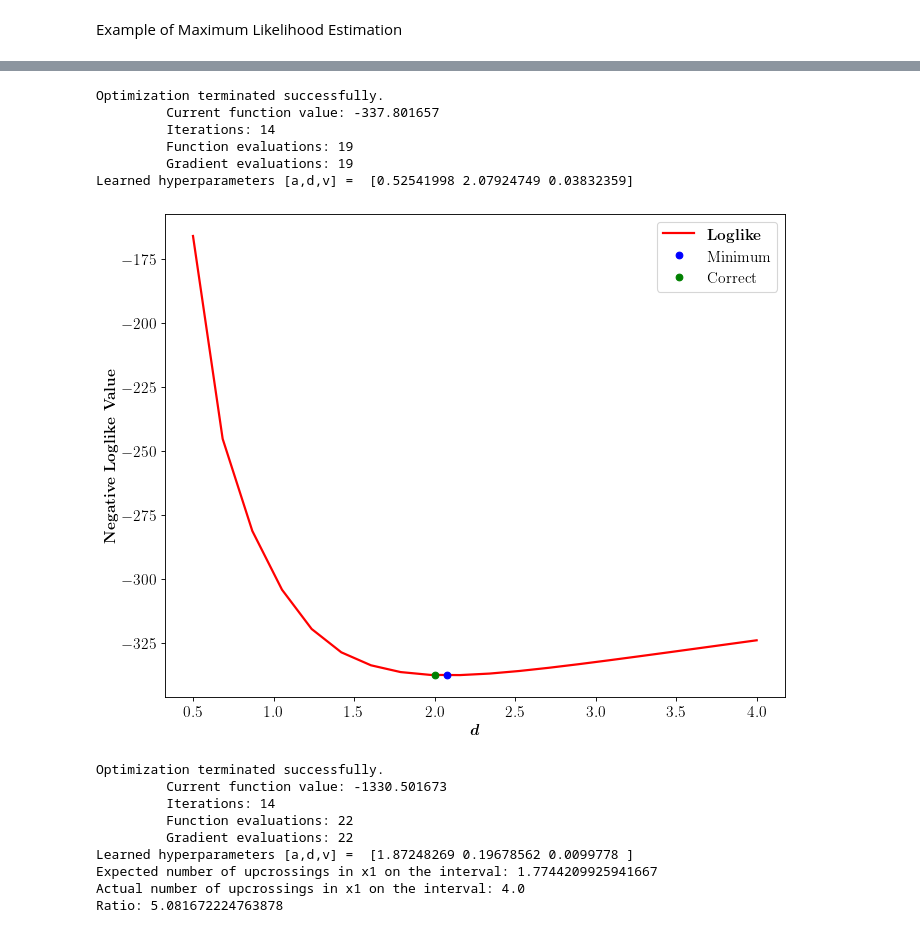
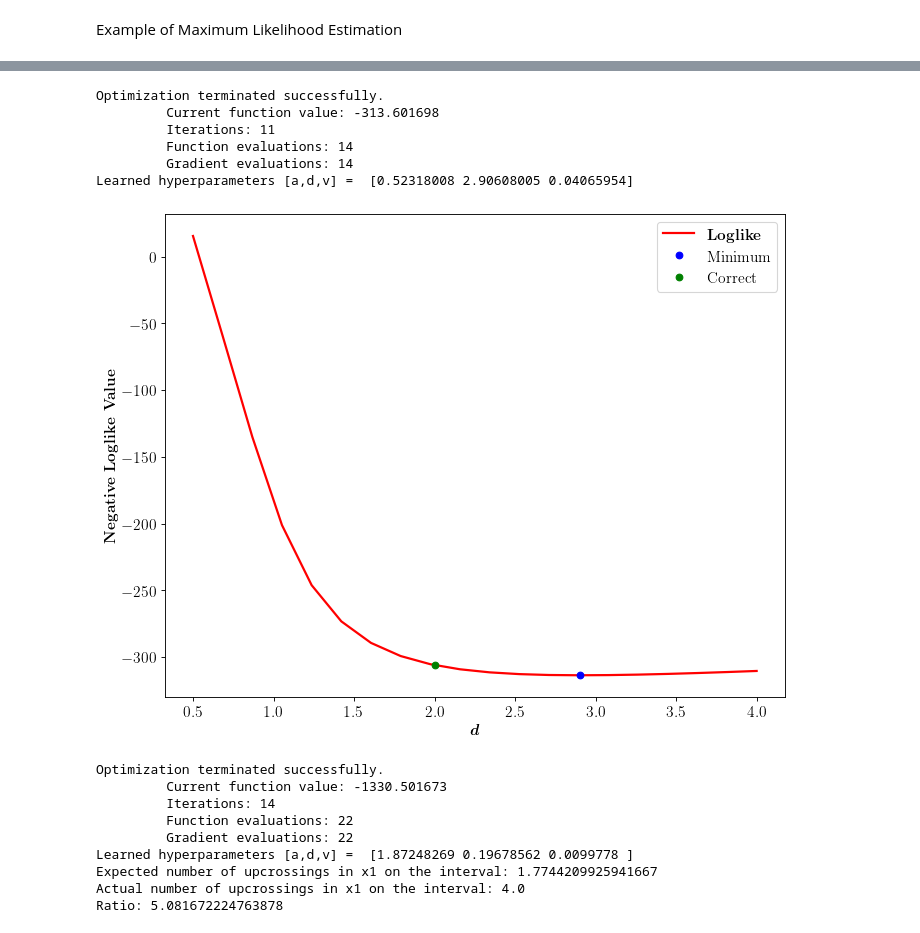
Before and after one commit to sooogzzz/GPnotebook, a Jupyter notebook: refractored_code.ipynb, the cells around one changed output, grey strips where cells are left out. Cells and saved outputs as stored; diff of their text form; code cells hidden in the pictures.

```diff
--- a/refractored_code.ipynb
+++ b/refractored_code.ipynb
@@ -495,18 +553,19 @@ x = np.linspace(xmin,xmax,n).reshape(-1,1)
 # define hyps
 a = 1
 alpha = 1
-omegas = 1/alpha
+omega = 1/alpha
 ds = np.array([0.5,1,2,4])
 
 plt.figure(figsize=(10,8), dpi = 80)
 for d in ds:
-    Kx = Krq([a,omega,d],x,x)
+    Kx = Kse([a,d],x,x)
     sqrtKx = np.real( la.sqrtm(Kx) )
     y = (np.random.normal(0,1, (1,n)) @ sqrtKx).reshape(-1,1) # draw from gp
-    plt.plot(x,y, label = f'{d}')
-
+    plt.plot(x,y, label = f'{d}', alpha = 0.5) if d != 1 else plt.plot(x,y, label = f'{d}', linewidth = 2, color = 'k')
+    if d == 1:
+        y_noise = (y + np.random.normal(0,0.25, (n,1) ))
 plt.ylabel(r'\textbf{Sample Value}')
 plt.xlabel(r'\boldmath$x$')
-plt.legend(title = r'$d$ value')
+plt.legend(title = r'\boldmath$d$ \textbf{value}')
 plt.show()
 # %% [output]
@@ -726,48 +812,49 @@ def testRun3(x = None, y_sample = None, y_noise = None):
         a = 1
         d = 2
 
-        Kx = Kexp([a,d],x,x)
+        Kx = Kse([a,d],x,x)
         sqrtKx = np.real( la.sqrtm(Kx) )
 
         sig = 0.2
         y_sample = (np.random.normal(0,1, (1,n))@sqrtKx).reshape(-1,1)
         y_noise = y_sample + np.random.normal(0,sig, (n,1) )
 
     # Hyperparameter training
-    hyps = hypLearn_exp(x,y_noise)
-    loglike_opt = nLL(np.log(hyps),x,y_noise)
+    log_hyps0 = np.random.normal(0,1, (3,) )
+    hyps = hypLearn_exp(Kse, dKse, x, y_noise, log_hyps0, inc_noise=True)
+    loglike_opt = nLL(np.log(hyps),Kse, dKse, x,y_noise, inc_noise=True)
 
     # calculate negative loglikelihood function
     phi_a = np.log(hyps[0])
     phi_v = np.log(hyps[2])
     loglike = []
     d_ar = np.linspace(0.5,4,20)
-    loglike_act = nLL([phi_a, np.log(d), phi_v],x,y_noise)
+    loglike_act = nLL([phi_a, np.log(d), phi_v],Kse, dKse, x,y_noise, inc_noise=True)
     phi_d_ar = np.log(d_ar)
     for phi_d in phi_d_ar:
         log_hyps = [phi_a, phi_d, phi_v]
-        loglike += [nLL(log_hyps,x,y_noise)]
+        loglike += [nLL(log_hyps,Kse, dKse, x,y_noise, inc_noise=True)]
 
 
     plt.figure(figsize=(10, 8), dpi=80, facecolor=(1,1,1))
     plt.plot(d_ar,loglike, color = 'red',label = r'\textbf{Loglike}', alpha = 1, linewidth = 2)
     plt.plot(hyps[1],loglike_opt,'bo', label = 'Minimum'),
     plt.plot(d,loglike_act,'go', label = 'Correct'),
     plt.xlabel(r'\boldmath$d$')
     plt.ylabel(r'\textbf{Negative Loglike Value}')
     plt.legend()
     plt.show()
 
     return
 
 # run test code
 testRun3()#x = x, y_sample = y,y_noise=y_noise)
 # %% [output]
 Optimization terminated successfully.
-         Current function value: -337.801657
-         Iterations: 14
-         Function evaluations: 19
-         Gradient evaluations: 19
-Learned hyperparameters [a,d,v] =  [0.52541998 2.07924749 0.03832359]
+         Current function value: -313.601698
+         Iterations: 11
+         Function evaluations: 14
+         Gradient evaluations: 14
+Learned hyperparameters [a,d,v] =  [0.52318008 2.90608005 0.04065954]
-[figure, old version]
+[figure, new version]
 # %%
```
Also changed, not shown: parts of 11 cells of this notebook.
